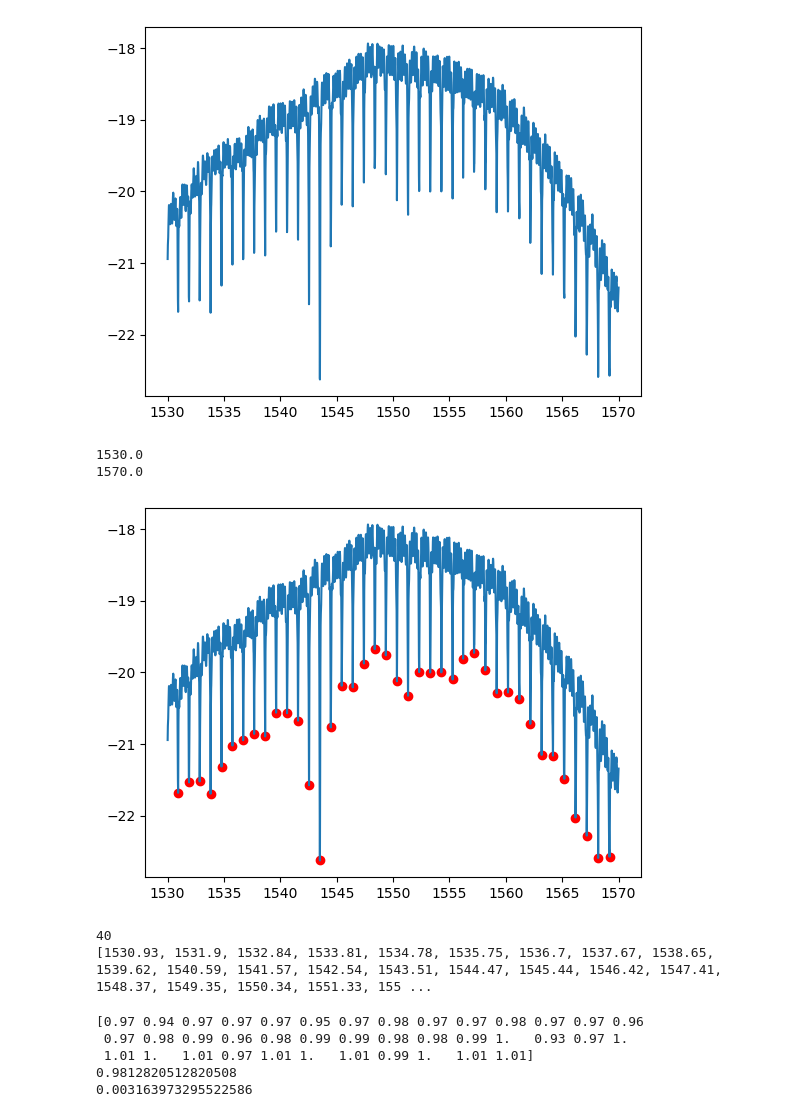
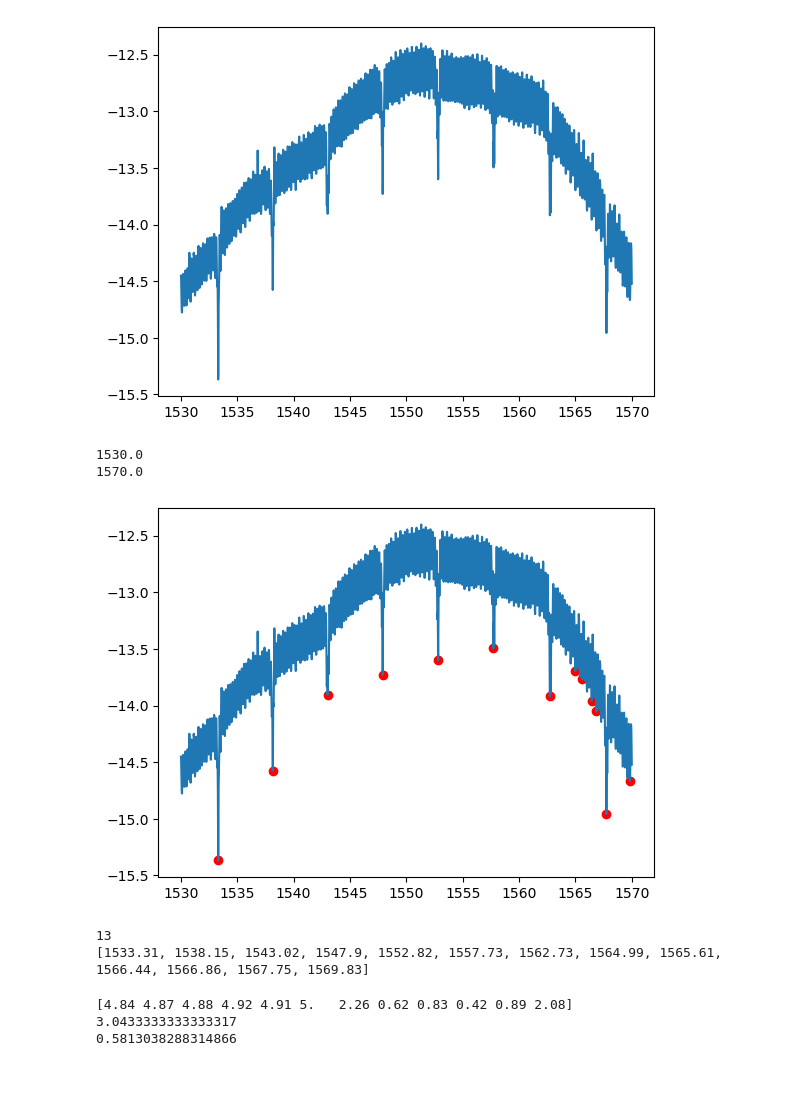
Before and after one commit to tdasanjh/team-chip-project, a Jupyter notebook: data_analysis/data_analysis_notebook.ipynb, the cells around one changed output. Saved outputs shown, nothing was run; the diff lists cells and outputs as text; code cells hidden in the pictures; blank space fills up the shorter version.

Commit message:
trying fsr data run for sg_rr_20_025 2023-12-13 17-59-26 with distance set to 1 to see what happens

```diff
--- a/data_analysis/data_analysis_notebook.ipynb
+++ b/data_analysis/data_analysis_notebook.ipynb
@@ -2,7 +2,7 @@
 import data_analysis_funcs as daf
 import matplotlib.pyplot as plt
 # %%
-data_analyse_file="sg_rr_100_030 2023-12-08 16-08-32.csv"
+data_analyse_file="sg_rr_20_025 2023-12-13 17-59-26.csv"
 wvlen_array,pow_array=daf.get_wavlen_and_pow_arrays(data_analyse_file)
 daf.plot_visualise(wvlen_array,pow_array, full_range=True)
 # %% [output]
@@ -16,24 +16,25 @@ power_peak_search=pow_array[start_point_index:end_point_index]
 print(wvlen_peak_search[0])
 print(wvlen_peak_search[-1])
 # %% [output]
-[figure, old version]
+[figure, new version]
 1530.0
 1570.0
 # %%
 wvlen_step_size=0.01
-approx_fsr=1
+approx_fsr=5
 promin_use=0.5
-dist_use=(approx_fsr/2)/wvlen_step_size
+#dist_use=(approx_fsr/2)/wvlen_step_size
+dist_use=1
 peak_locs,n_peaks,peak_wavelens,peak_powers=daf.give_peak_locs(wvlen_step_size,approx_fsr,promin_use,dist_use,wvlen_peak_search,power_peak_search)
 plt.plot(wvlen_peak_search,power_peak_search)
 plt.scatter(peak_wavelens,peak_powers,color="red")
 plt.show()
 print(n_peaks)#just added for sanity check
 print(peak_wavelens)#sanity check
 # %% [output]
-[figure, old version]
+[figure, new version]
-40
-[1530.93, 1531.9, 1532.84, 1533.81, 1534.78, 1535.75, 1536.7, 1537.67, 1538.65, 1539.62, 1540.59, 1541.57, 1542.54, 1543.51, 1544.47, 1545.44, 1546.42, 1547.41, 1548.37, 1549.35, 1550.34, 1551.33, 155 ...
+13
+[1533.31, 1538.15, 1543.02, 1547.9, 1552.82, 1557.73, 1562.73, 1564.99, 1565.61, 1566.44, 1566.86, 1567.75, 1569.83]
 # %%
 fsr_values=daf.calc_fsrs(peak_wavelens)
 fsr_mean,fsr_error=daf.fsr_avg_and_error(fsr_values)
@@ -41,8 +42,6 @@ print(fsr_values)
 print(fsr_mean)
 print(fsr_error)
 # %% [output]
-[0.97 0.94 0.97 0.97 0.97 0.95 0.97 0.98 0.97 0.97 0.98 0.97 0.97 0.96
- 0.97 0.98 0.99 0.96 0.98 0.99 0.99 0.98 0.98 0.99 1.   0.93 0.97 1.
- 1.01 1.   1.01 0.97 1.01 1.   1.01 0.99 1.   1.01 1.01]
-0.9812820512820508
-0.003163973295522586
+[4.84 4.87 4.88 4.92 4.91 5.   2.26 0.62 0.83 0.42 0.89 2.08]
+3.0433333333333317
+0.5813038288314866
```
Also changed, not shown: parts of 1 cell of this notebook, 1 other file.
